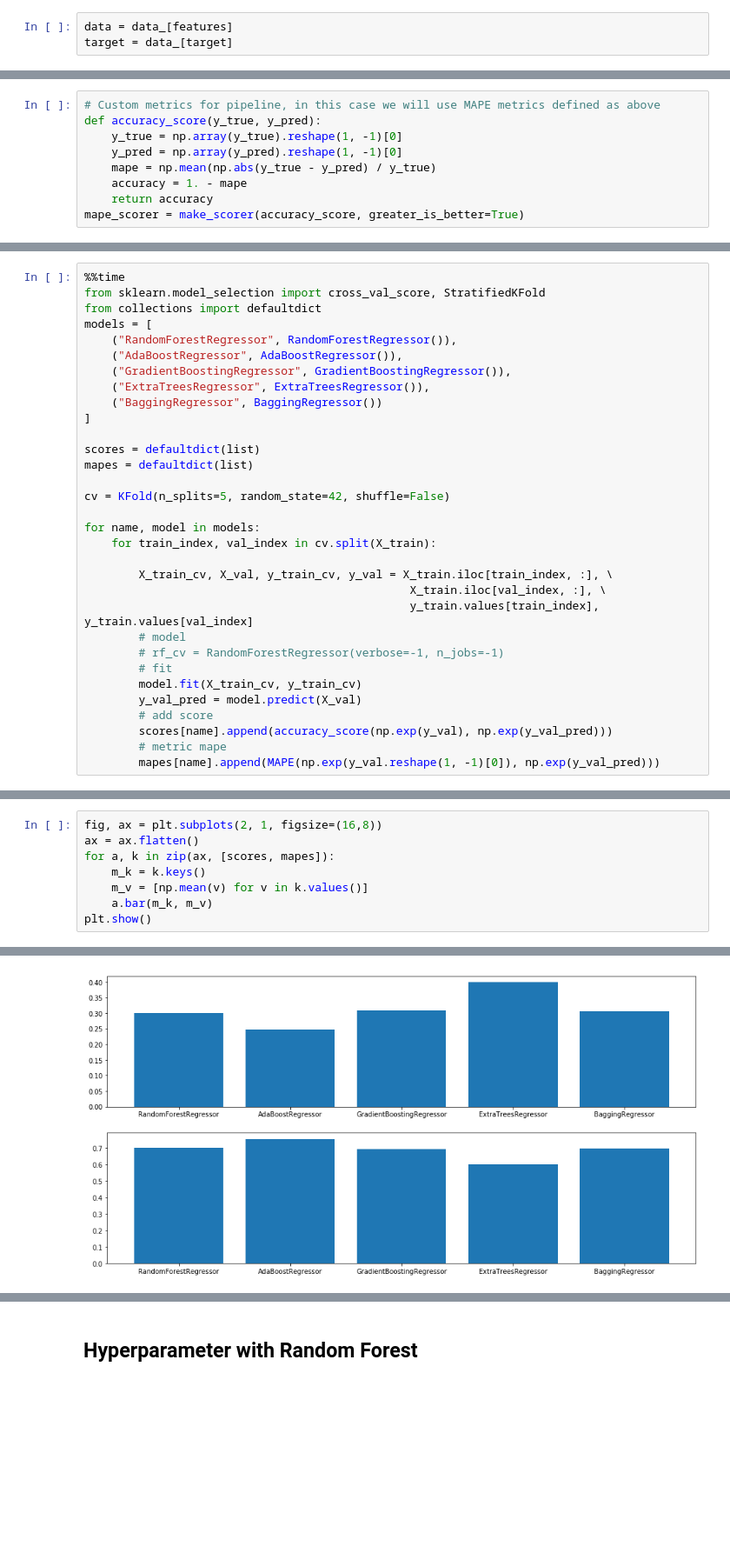
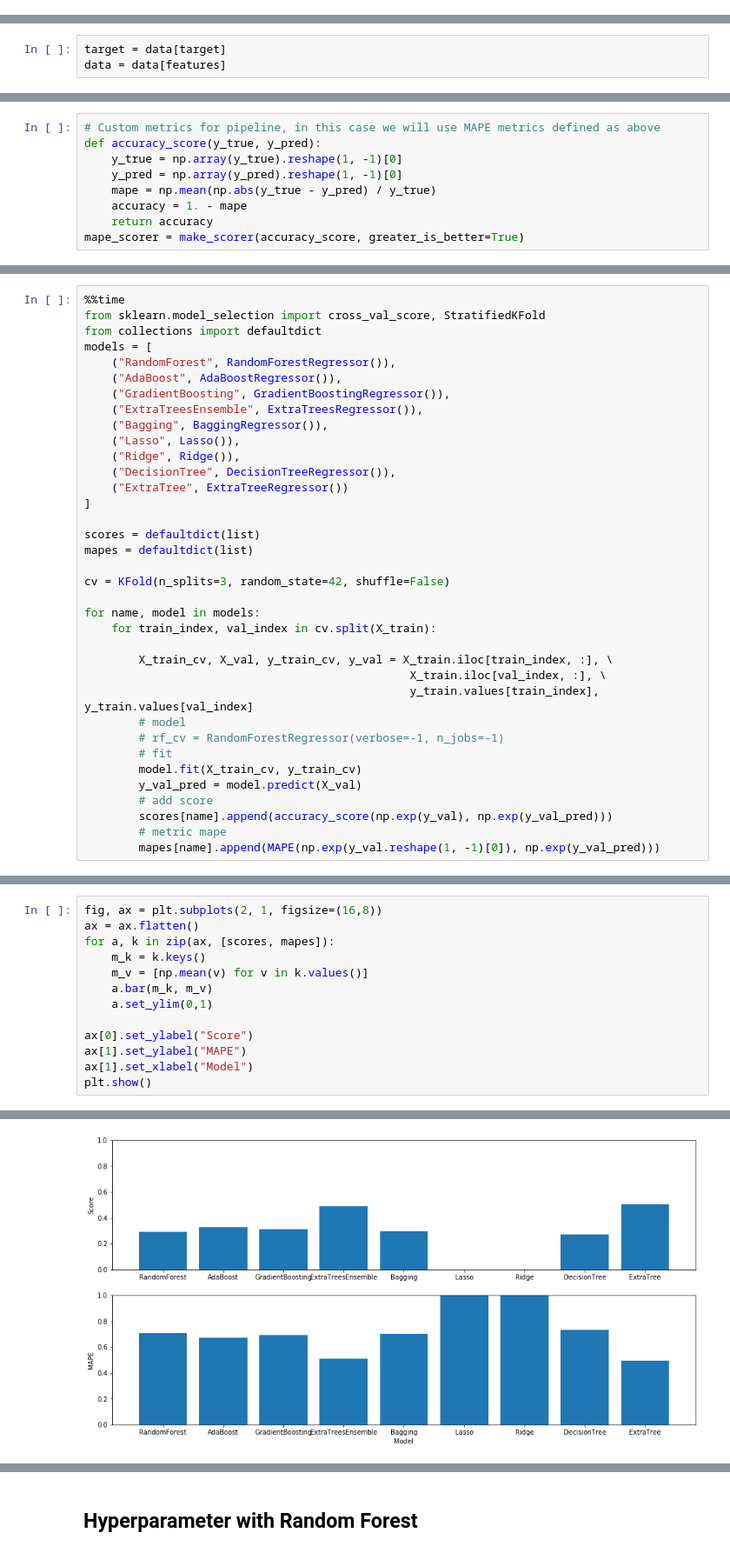
Before and after one commit to nguyenkhacbaoanh/used_car_price_estimation, a Jupyter notebook: notebook/Used Car implementation Machine Learning.ipynb, the cells around one changed output, grey strips where cells are left out. Shown at 87% size. Saved outputs shown, nothing was run; the diff lists cells and outputs as text; blank space fills up the shorter version.

Commit message:
model industrialization

```diff
--- a/notebook/Used Car implementation Machine Learning.ipynb
+++ b/notebook/Used Car implementation Machine Learning.ipynb
@@ -276,3 +326,0 @@ data_ = data
-# %%
-data = data_[features]
-target = data_[target]
@@ -284,0 +327,3 @@ Index(['Make', 'Model', 'Model_year', 'Mileage', 'Fuel', 'Gearbox',
+# %%
+target = data[target]
+data = data[features]
@@ -510,17 +567,21 @@ Text(0.5, 1.0, 'MAPE of Cross Validation with 10 Folder on Random Forest')
 from sklearn.model_selection import cross_val_score, StratifiedKFold
 from collections import defaultdict
 models = [
-    ("RandomForestRegressor", RandomForestRegressor()),
-    ("AdaBoostRegressor", AdaBoostRegressor()),
-    ("GradientBoostingRegressor", GradientBoostingRegressor()),
-    ("ExtraTreesRegressor", ExtraTreesRegressor()),
-    ("BaggingRegressor", BaggingRegressor())
+    ("RandomForest", RandomForestRegressor()),
+    ("AdaBoost", AdaBoostRegressor()),
+    ("GradientBoosting", GradientBoostingRegressor()),
+    ("ExtraTreesEnsemble", ExtraTreesRegressor()),
+    ("Bagging", BaggingRegressor()),
+    ("Lasso", Lasso()),
+    ("Ridge", Ridge()),
+    ("DecisionTree", DecisionTreeRegressor()),
+    ("ExtraTree", ExtraTreeRegressor())
 ]
 
 scores = defaultdict(list)
 mapes = defaultdict(list)
 
-cv = KFold(n_splits=5, random_state=42, shuffle=False)
+cv = KFold(n_splits=3, random_state=42, shuffle=False)
 
 for name, model in models:
     for train_index, val_index in cv.split(X_train):
@@ -590,5 +655,10 @@ for a, k in zip(ax, [scores, mapes]):
     m_k = k.keys()
     m_v = [np.mean(v) for v in k.values()]
     a.bar(m_k, m_v)
+    a.set_ylim(0,1)
+
+ax[0].set_ylabel("Score")
+ax[1].set_ylabel("MAPE")
+ax[1].set_xlabel("Model")
 plt.show()
 # %% [output]
@@ -597 +672 @@ plt.show()
-[figure, old version]
+[figure, new version]
```
Also changed, not shown: parts of 48 cells of this notebook.
